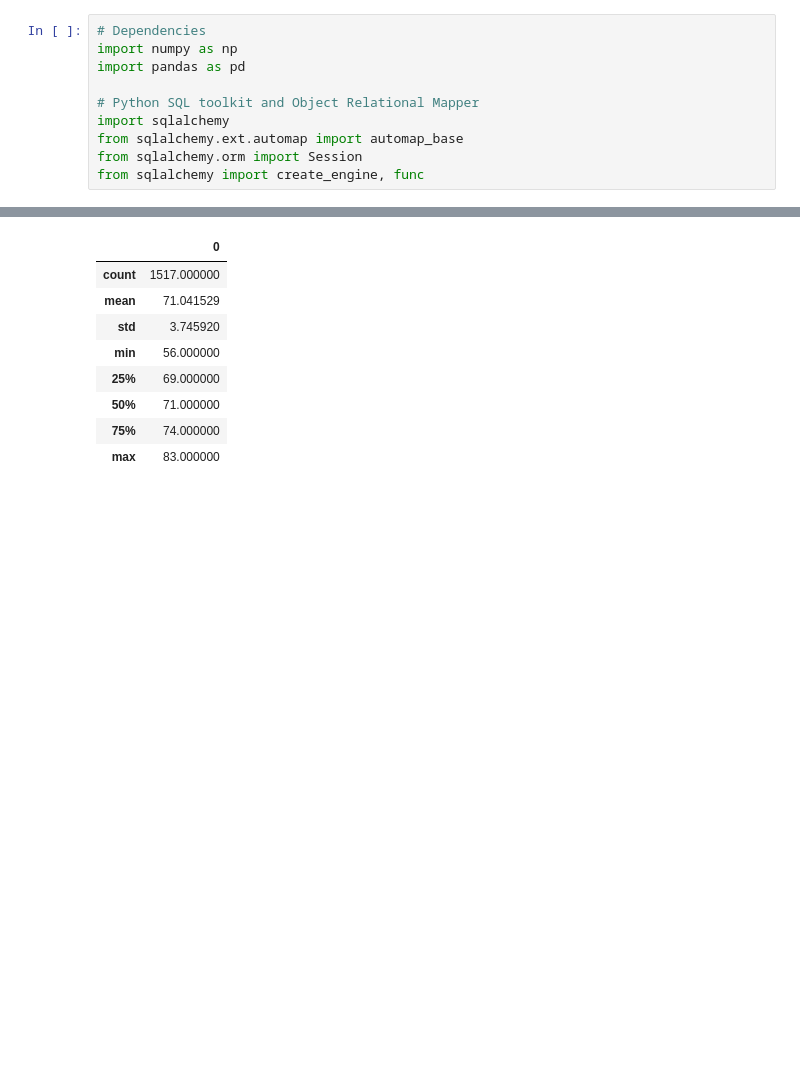
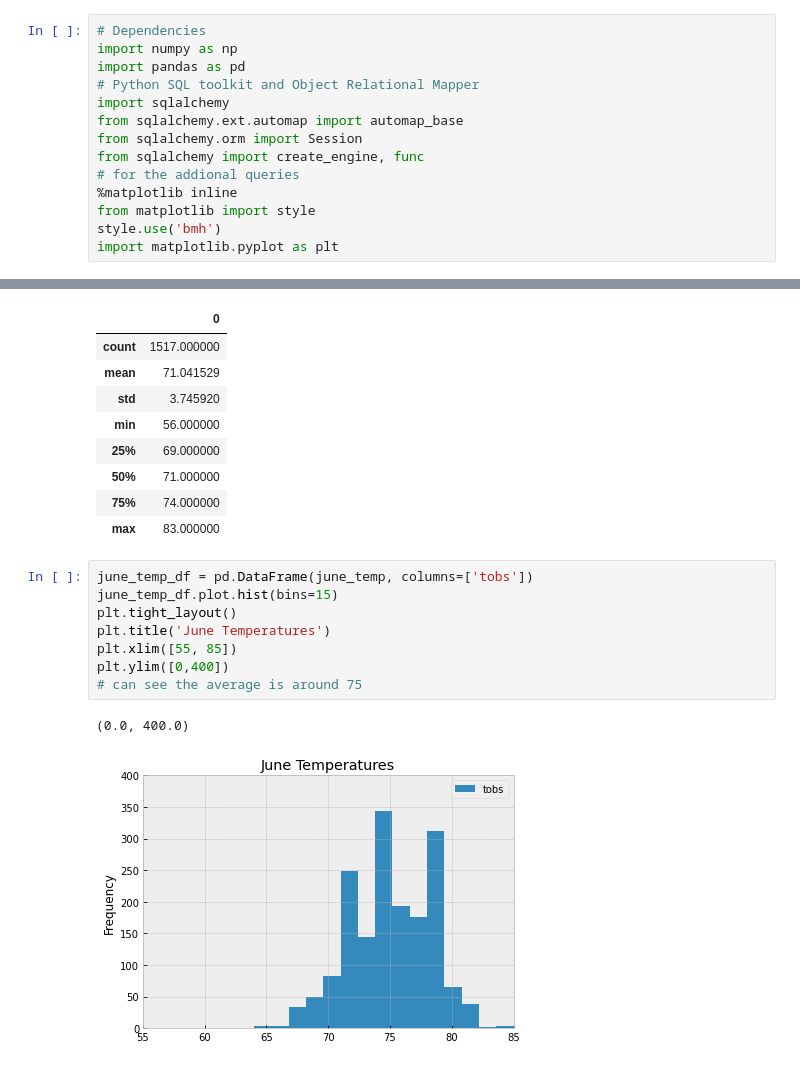
Before and after one commit to COcampo95/surfs_up, a Jupyter notebook: SurfsUp_Challenge.ipynb, the cells around one changed output, grey strips where cells are left out. Drawn from its saved outputs; the diff is of its cells as text; blank space fills up the shorter version.

Commit message:
new queries

```diff
--- a/SurfsUp_Challenge.ipynb
+++ b/SurfsUp_Challenge.ipynb
@@ -2,12 +2,16 @@
 # Dependencies
 import numpy as np
 import pandas as pd
-
 # Python SQL toolkit and Object Relational Mapper
 import sqlalchemy
 from sqlalchemy.ext.automap import automap_base
 from sqlalchemy.orm import Session
 from sqlalchemy import create_engine, func
+# for the addional queries
+%matplotlib inline
+from matplotlib import style
+style.use('bmh')
+import matplotlib.pyplot as plt
 # %%
 engine = create_engine("sqlite:///hawaii.sqlite")
 
@@ -117,3 +121,14 @@ dec_temp_df.describe()
 | 50% | 71.000000 |
 | 75% | 74.000000 |
 | max | 83.000000 |
+# %%
+june_temp_df = pd.DataFrame(june_temp, columns=['tobs'])
+june_temp_df.plot.hist(bins=15)
+plt.tight_layout()
+plt.title('June Temperatures')
+plt.xlim([55, 85])
+plt.ylim([0,400])
+# can see the average is around 75
+# %% [output]
+(0.0, 400.0)
+[figure, added]
```
Also changed, not shown: parts of 1 cell of this notebook.
